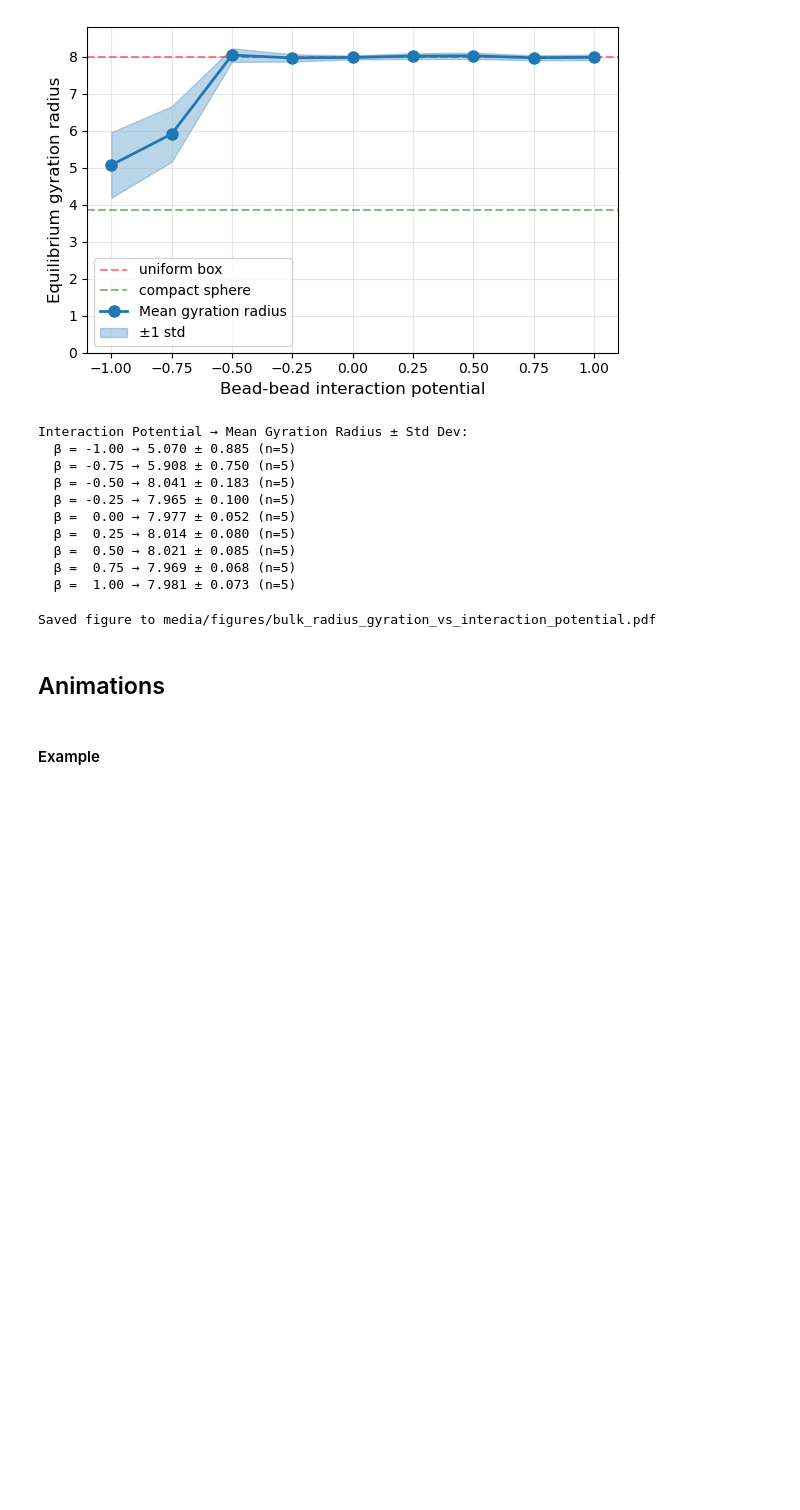
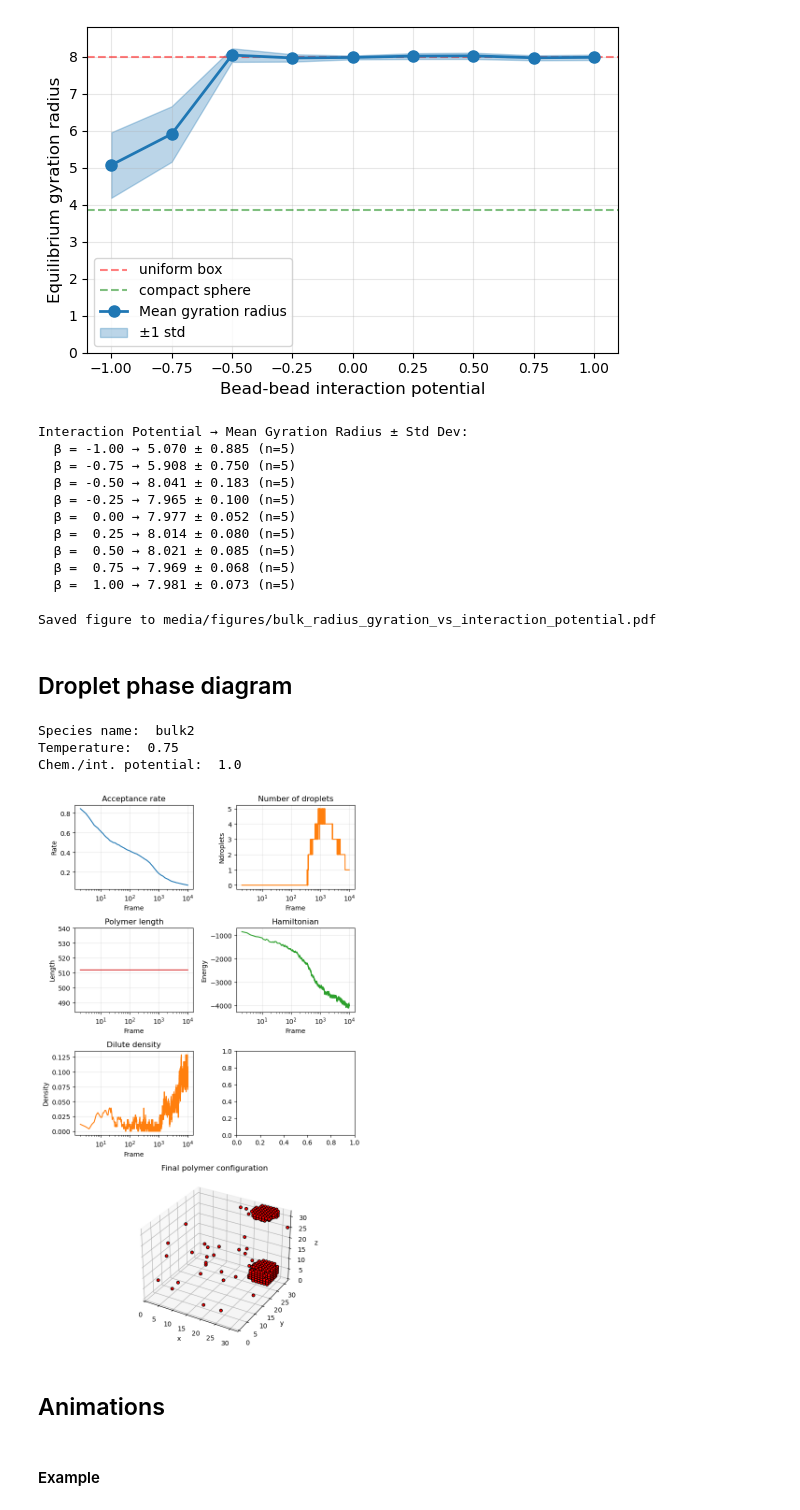
Before and after one commit to ta-rekt/Droplet, a Jupyter notebook: viz.ipynb, the cells around one changed output. Drawn from its saved outputs; the diff is of its cells as text; code cells hidden in the pictures; blank space fills up the shorter version.

Commit message:
flory huggins hello world

```diff
--- a/viz.ipynb
+++ b/viz.ipynb
@@ -346,3 +346,5 @@ fig.savefig(out_path, format="pdf", bbox_inches="tight")
 print("Saved figure to", out_path)
 # %% [output]
 Saved figure to media/figures/bulk_radius_gyration_vs_interaction_potential.pdf
+# %% [markdown]
+## Droplet phase diagram
@@ -349,3 +469,14 @@ Saved figure to media/figures/bulk_radius_gyration_vs_interaction_potential.pdf
+# %%
+# Example usage:
+alpha_index = 3
+beta_index = 1
+fig = plot_simulation_dashboard('data/20251119/helloworld_flory_huggins/output_cpu{}.json'.format(alpha_index),
+                                alpha_index, beta_index, psize=20)
+# %% [output]
+Species name:  bulk2
+Temperature:  0.75
+Chem./int. potential:  1.0
+[figure, added]
 # %% [markdown]
 ## Animations
 # %% [markdown]
```
Also changed, not shown: parts of 1 cell of this notebook, 7 other files.
